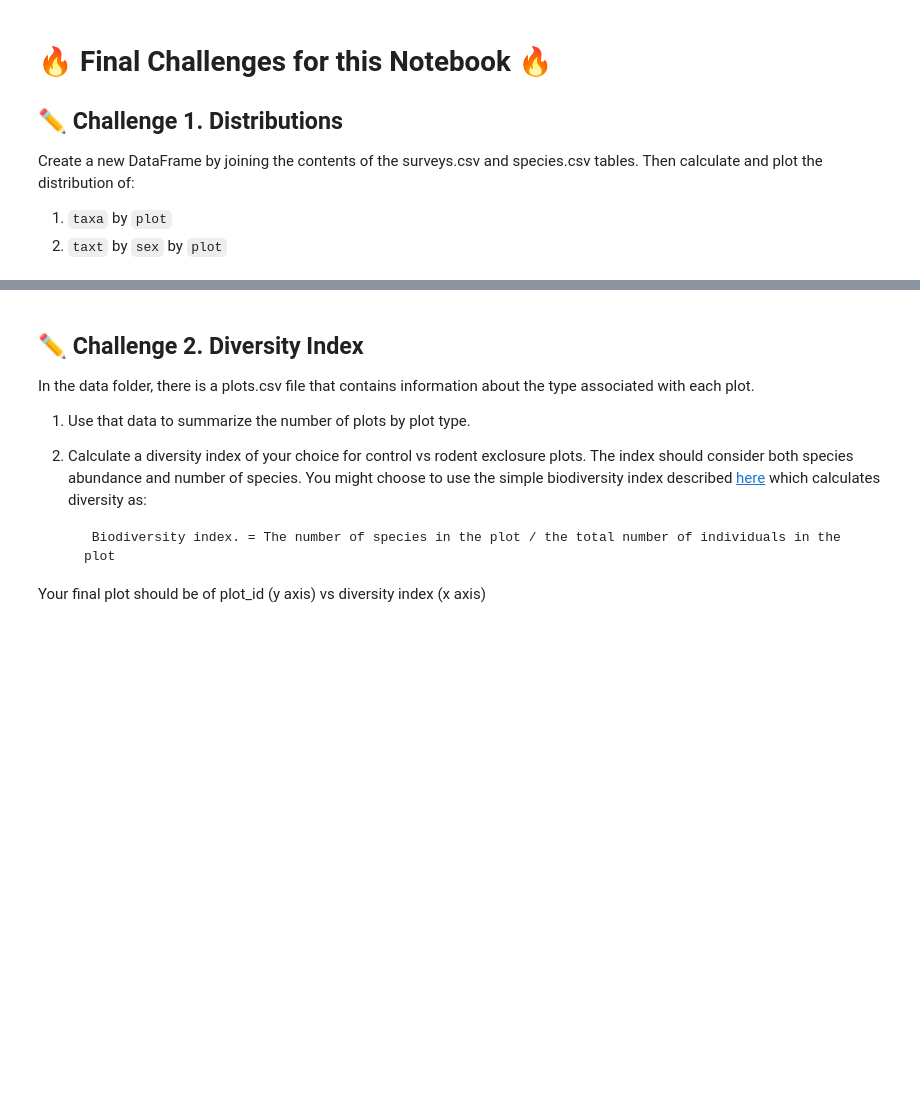
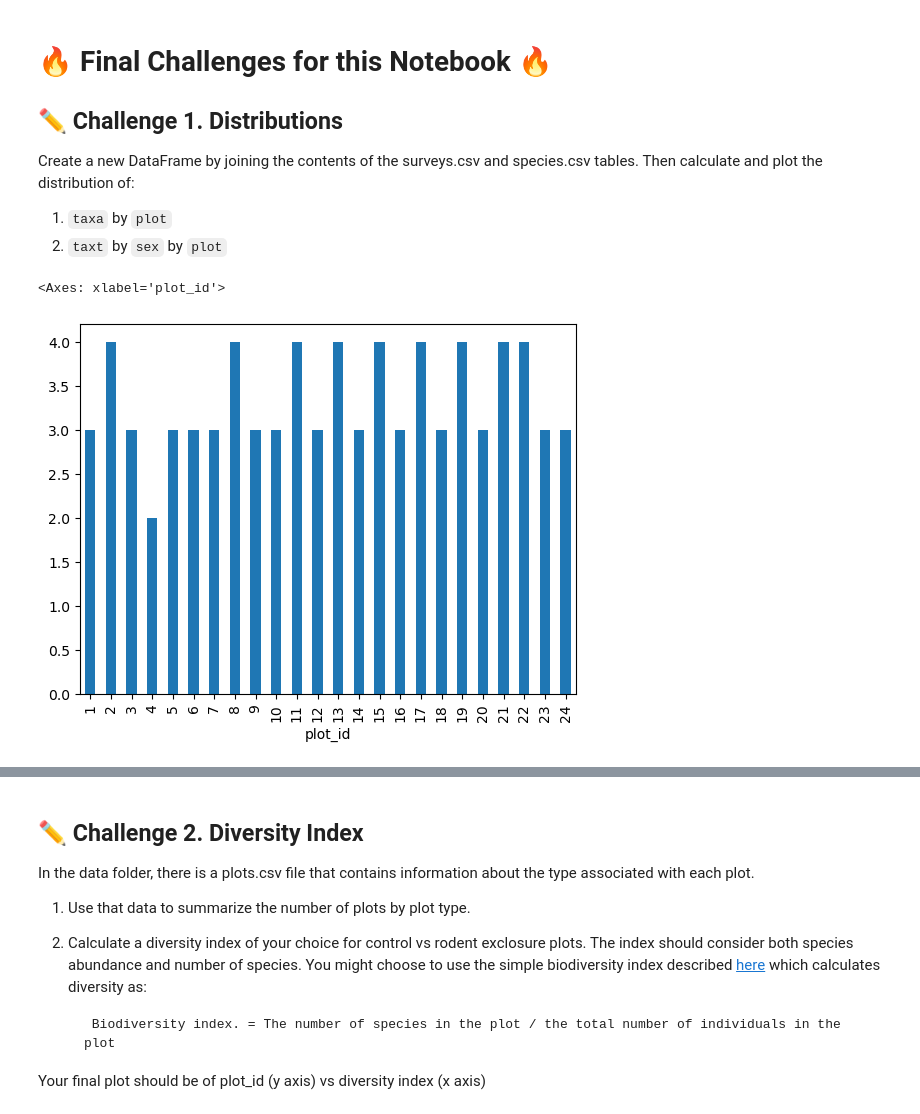
Before and after one commit to CurtinIDS/CIC_Carpentries_Python, a Jupyter notebook: notebooks/Intro_to_Python_Day1_Pt5.ipynb, the cells around one changed output, grey strips where cells are left out. Drawn from its saved outputs; the diff is of its cells as text; code cells hidden in the pictures; blank space fills up the shorter version.

```diff
--- a/notebooks/Intro_to_Python_Day1_Pt5.ipynb
+++ b/notebooks/Intro_to_Python_Day1_Pt5.ipynb
@@ -43,7 +43,10 @@ To work through the examples below, we first need to load both the **species** a
 This time however, we will use the **keyword arguments** `keep_default_na=False` with `na_values=[""]` , which will be explained shortly.
 # %%
 # import pandas
+import pandas as pd
 
 # load the "data/surveys.csv" dataframe into a python variable
+surveys_df = pd.read_csv("../data/surveys.csv", keep_default_na=False, na_values=[""])
 
 # print the data frame below to check the data
+surveys_df
@@ -50,4 +67,6 @@ This time however, we will use the **keyword arguments** `keep_default_na=False`
 # %%
 # load the "data/species.csv" dataframe into a different python variable
+species_df = pd.read_csv("../data/species.csv", keep_default_na=False, na_values=[""])
 
 # print the data frame below to check the data
+species_df
@@ -207,0 +382,7 @@ Create a new DataFrame by joining the contents of the surveys.csv and species.cs
+# %%
+merged_left = pd.merge(left=surveys_df,right=species_df, how='left', on="species_id")
+# %%
+merged_left.groupby(["plot_id"])["taxa"].nunique().plot(kind='bar')
+# %% [output]
+<Axes: xlabel='plot_id'>
+[figure, added]
```
Also changed, not shown: parts of 35 cells of this notebook, 2 other files.
